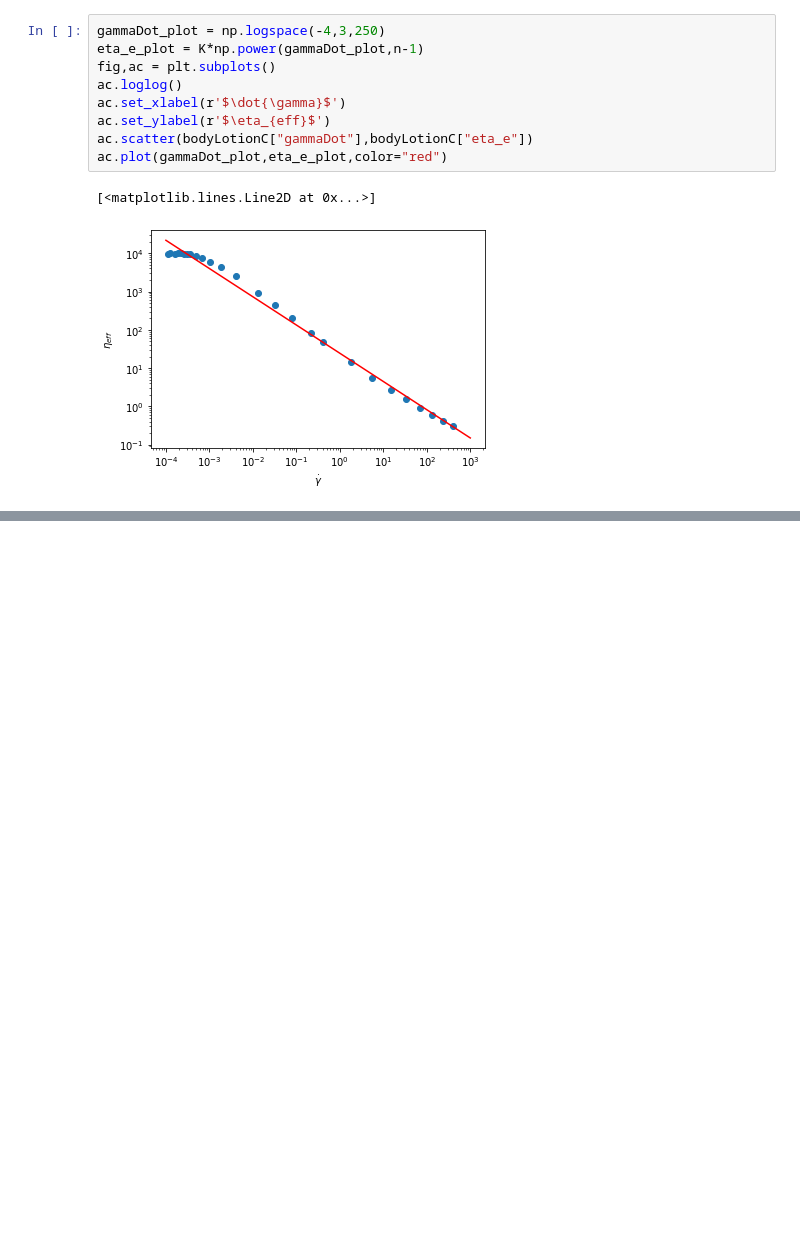
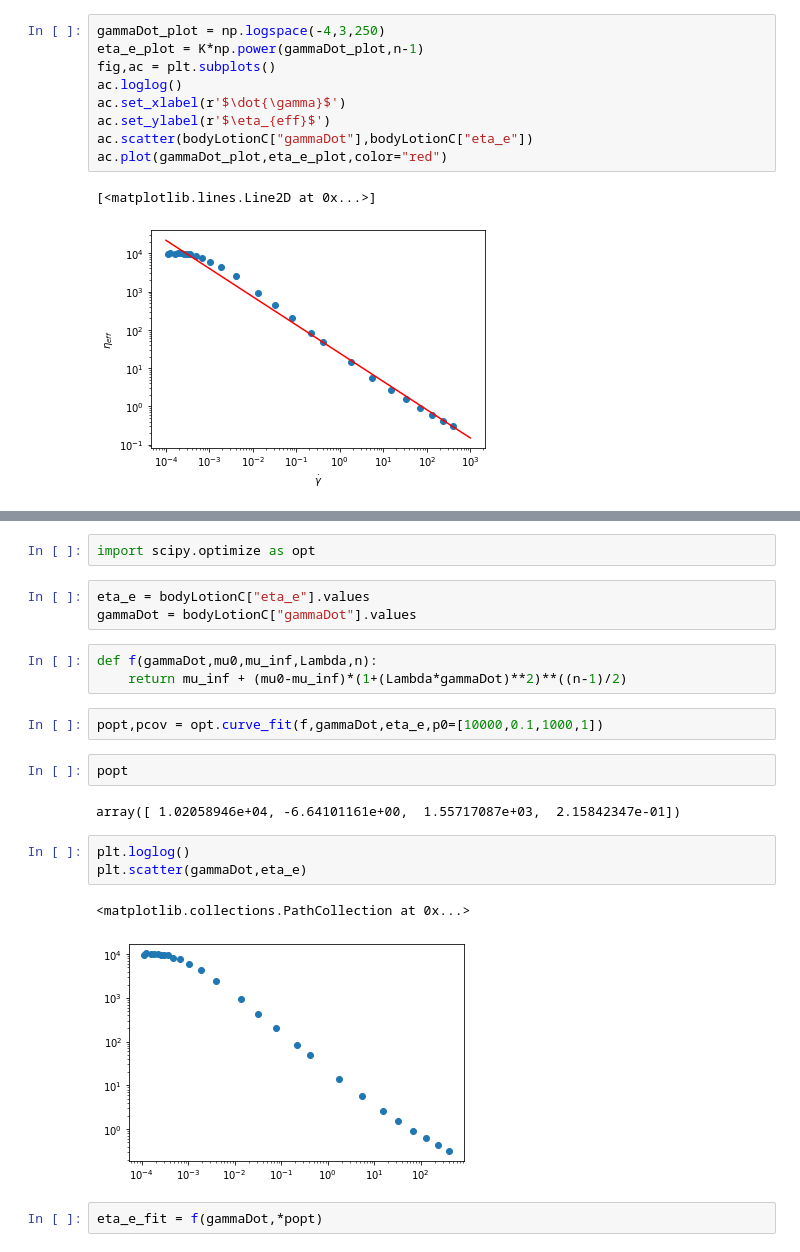
Before and after one commit to rclUPC/AdvancedFluidMechanics, a Jupyter notebook: rheology/AssignmentB.ipynb, the cells around one changed output, grey strips where cells are left out. Saved outputs shown, nothing was run; the diff lists cells and outputs as text; blank space fills up the shorter version.

```diff
--- a/rheology/AssignmentB.ipynb
+++ b/rheology/AssignmentB.ipynb
@@ -144,0 +141,22 @@ ac.plot(gammaDot_plot,eta_e_plot,color="red")
+# %%
+import scipy.optimize as opt
+# %%
+eta_e = bodyLotionC["eta_e"].values
+gammaDot = bodyLotionC["gammaDot"].values
+# %%
+def f(gammaDot,mu0,mu_inf,Lambda,n):
+    return mu_inf + (mu0-mu_inf)*(1+(Lambda*gammaDot)**2)**((n-1)/2)
+# %%
+popt,pcov = opt.curve_fit(f,gammaDot,eta_e,p0=[10000,0.1,1000,1])
+# %%
+popt
+# %% [output]
+array([ 1.02058946e+04, -6.64101161e+00,  1.55717087e+03,  2.15842347e-01])
+# %%
+plt.loglog()
+plt.scatter(gammaDot,eta_e)
+# %% [output]
+<matplotlib.collections.PathCollection at 0x...>
+[figure, added]
+# %%
+eta_e_fit = f(gammaDot,*popt)
```
Also changed, not shown: parts of 11 cells of this notebook.
